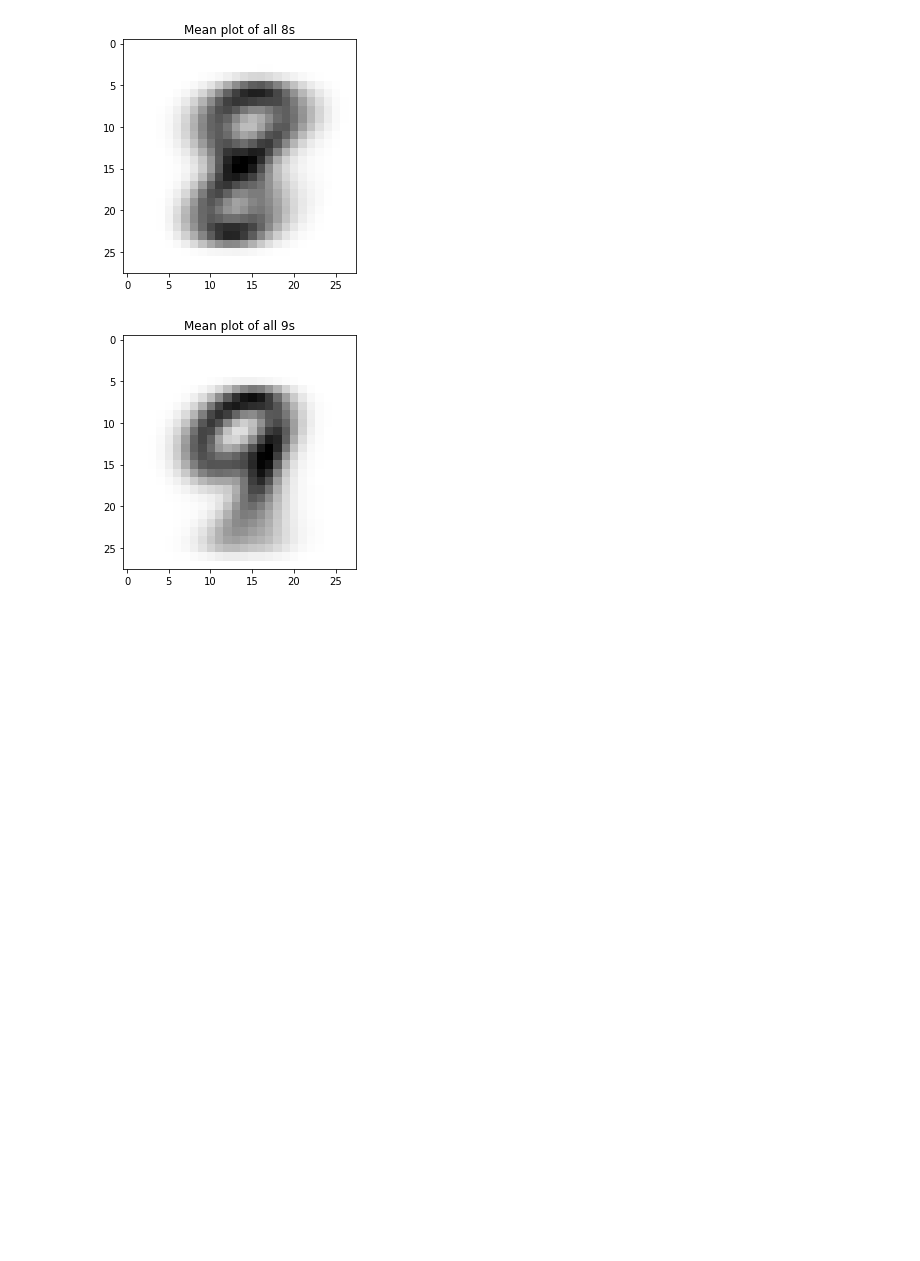
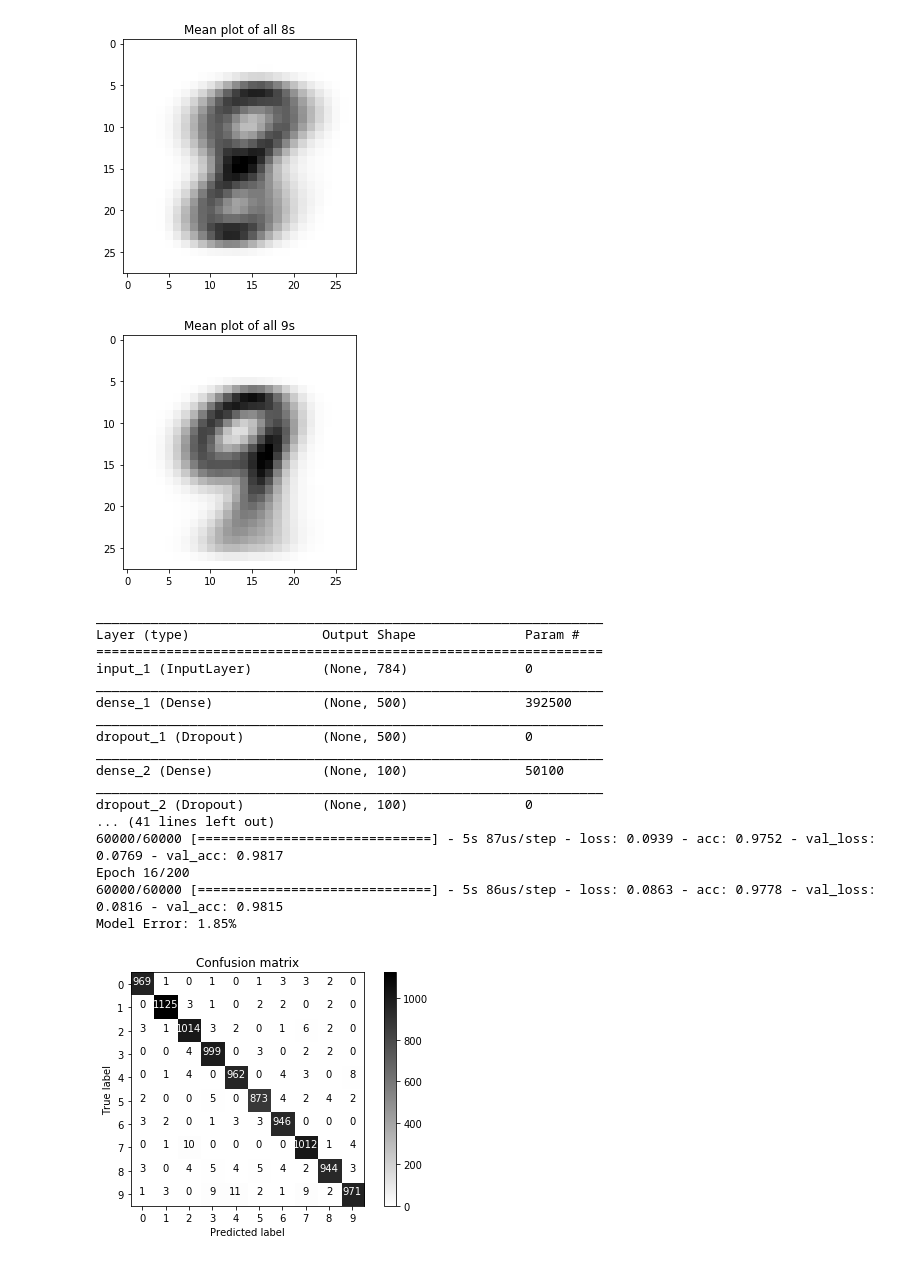
Before and after one commit to nildip/DeepLearn_NUMBERS, a Jupyter notebook: MNIST.ipynb, the cells around one changed output. Cells and saved outputs as stored; diff of their text form; code cells hidden in the pictures; blank space fills up the shorter version.

```diff
--- a/MNIST.ipynb
+++ b/MNIST.ipynb
@@ -15,20 +12,2 @@ os.environ['PATH']+=os.pathsep+'C:\\Program Files (x86)\\Graphviz2.38\\bin'
 # %% [output]
 Using TensorFlow backend.
-# %%
-def simple_nn(n_class, n_col):
-    # input shape
-    input_shape = Input(shape = (n_col))
-    # fully connected hidden layers
-    fc_layer = Dense(500, activation = 'relu')(input_shape)
-    fc_layer = Dropout(0.5)(fc_layer)
-    fc_layer = Dense(100, activation = 'relu')(fc_layer)
-    fc_layer = Dropout(0.4)(fc_layer)
-    fc_layer = Dense(25, activation = 'relu')(fc_layer)
-    fc_layer = Dropout(0.3)(fc_layer)
-    # output layer
-    if n_class > 2:
-        out = Dense(n_class, activation = 'softmax')(fc_layer)
-    else:
-        out = Dense(n_class, activation = 'sigmoid')(fc_layer)
-    model = Model(input_shape, out)
-    return model
@@ -203,3 +52,37 @@ Y_test = np_utils.to_categorical(y_test)
 [figure]
 [figure]
 [figure]
+# %%
+model = simple_nn(10,784)
+model.summary()
+# print model structure to png file
+plot_model(model, to_file='model_simple_nn.png', show_shapes = True)
+# complile the model
+model.compile(loss = 'categorical_crossentropy', optimizer = 'adam', metrics = ['accuracy'])
+# Fit the model
+early_stopping = EarlyStopping(monitor = 'val_loss', patience=2)
+model.fit(X_train_nn, Y_train, validation_data = (X_test_nn, Y_test), epochs=200, batch_size=200, callbacks=[early_stopping])
+# Final evaluation of the model
+scores = model.evaluate(X_test_nn, Y_test, verbose=0)
+print("Model Error: %.2f%%" % (100-scores[1]*100))
+# plotting the confusion matrix
+plot_confusion_matrix(y_test, model.predict(X_test_nn).argmax(axis= 1), classes=[0,1,2,3,4,5,6,7,8,9])
+# %% [output]
+_________________________________________________________________
+Layer (type)                 Output Shape              Param #
+=================================================================
+input_1 (InputLayer)         (None, 784)               0
+_________________________________________________________________
+dense_1 (Dense)              (None, 500)               392500
+_________________________________________________________________
+dropout_1 (Dropout)          (None, 500)               0
+_________________________________________________________________
+dense_2 (Dense)              (None, 100)               50100
+_________________________________________________________________
+dropout_2 (Dropout)          (None, 100)               0
+... (41 lines left out)
+60000/60000 [==============================] - 5s 87us/step - loss: 0.0939 - acc: 0.9752 - val_loss: 0.0769 - val_acc: 0.9817
+Epoch 16/200
+60000/60000 [==============================] - 5s 86us/step - loss: 0.0863 - acc: 0.9778 - val_loss: 0.0816 - val_acc: 0.9815
+Model Error: 1.85%
+[figure, added]
```
Also changed, not shown: parts of 16 cells of this notebook.
